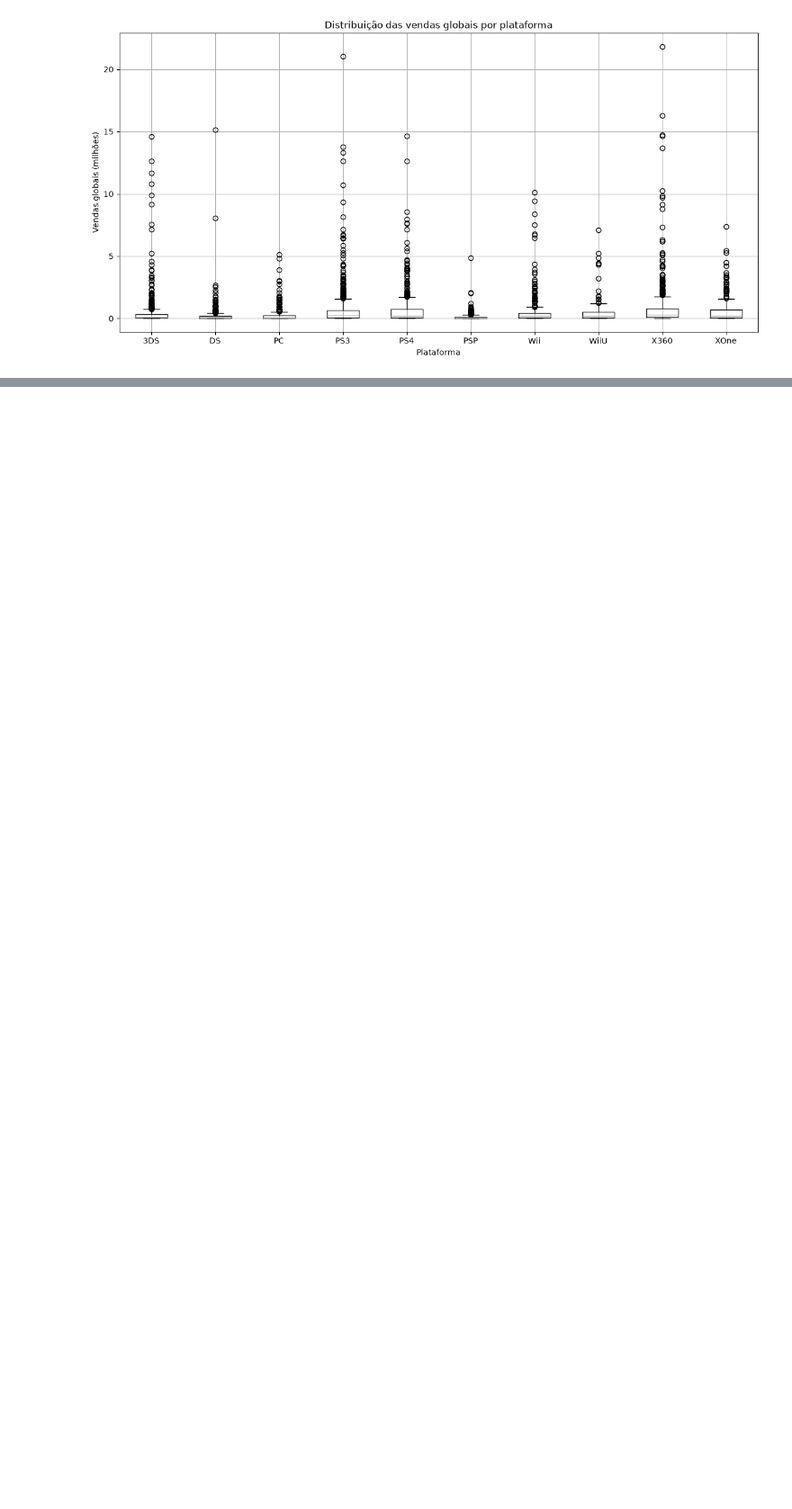
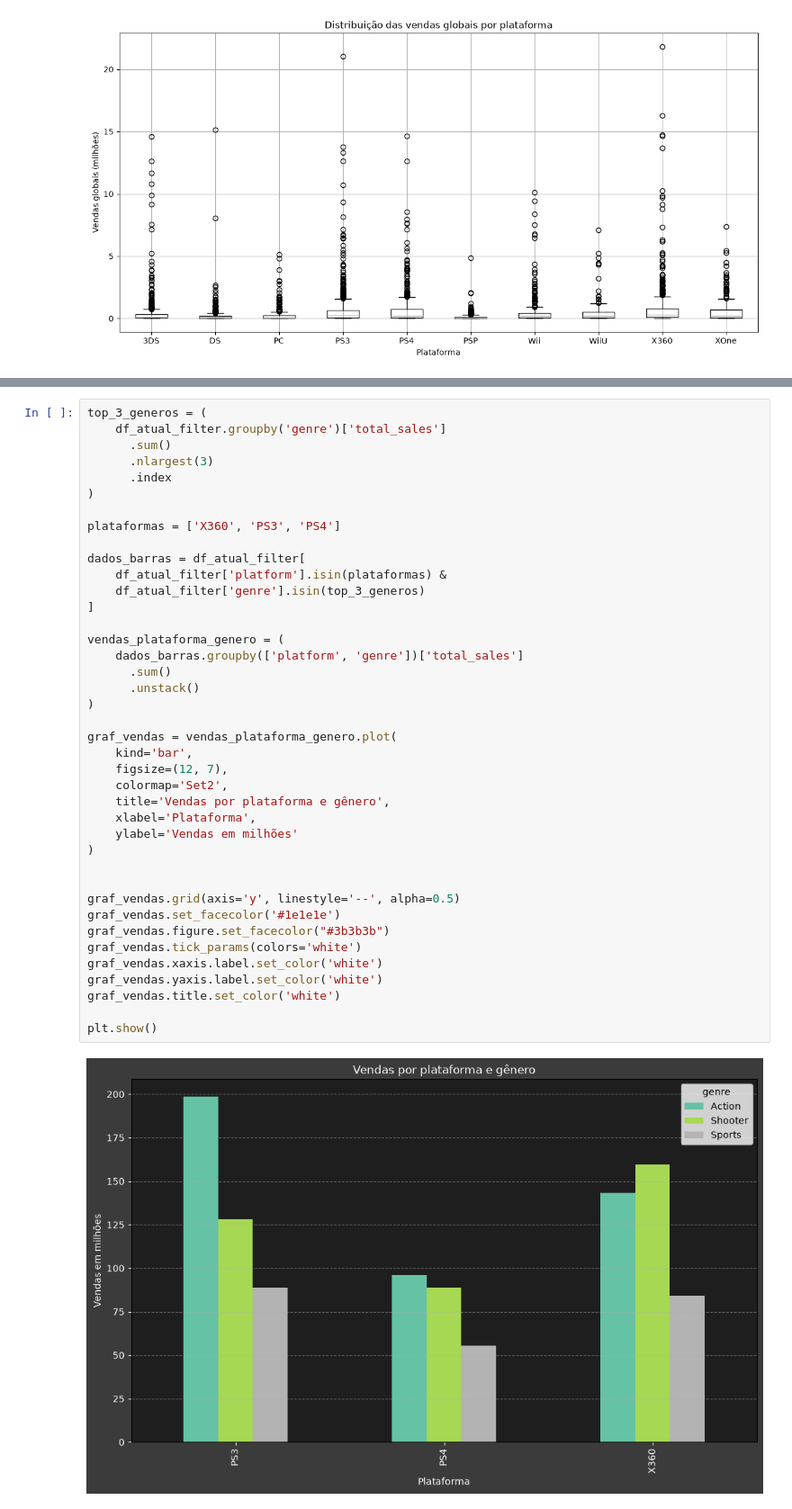
Before and after one commit to higorlu2023-design/projeto_games_integrado, a Jupyter notebook: Notebooks/EDA.ipynb, the cells around one changed output, grey strips where cells are left out. Shown at 90% size. Cells and saved outputs as stored; diff of their text form; blank space fills up the shorter version.

```diff
--- a/Notebooks/EDA.ipynb
+++ b/Notebooks/EDA.ipynb
@@ -365,0 +489,42 @@ plt.show()
+# %%
+top_3_generos = (
+    df_atual_filter.groupby('genre')['total_sales']
+      .sum()
+      .nlargest(3)
+      .index
+)
+
+plataformas = ['X360', 'PS3', 'PS4']
+
+dados_barras = df_atual_filter[
+    df_atual_filter['platform'].isin(plataformas) &
+    df_atual_filter['genre'].isin(top_3_generos)
+]
+
+vendas_plataforma_genero = (
+    dados_barras.groupby(['platform', 'genre'])['total_sales']
+      .sum()
+      .unstack()
+)
+
+graf_vendas = vendas_plataforma_genero.plot(
+    kind='bar',
+    figsize=(12, 7),
+    colormap='Set2',
+    title='Vendas por plataforma e gênero',
+    xlabel='Plataforma',
+    ylabel='Vendas em milhões'
+)
+
+
+graf_vendas.grid(axis='y', linestyle='--', alpha=0.5)
+graf_vendas.set_facecolor('#1e1e1e')
+graf_vendas.figure.set_facecolor("#3b3b3b")
+graf_vendas.tick_params(colors='white')
+graf_vendas.xaxis.label.set_color('white')
+graf_vendas.yaxis.label.set_color('white')
+graf_vendas.title.set_color('white')
+
+plt.show()
+# %% [output]
+[figure, added]
```
Also changed, not shown: parts of 8 cells of this notebook.
